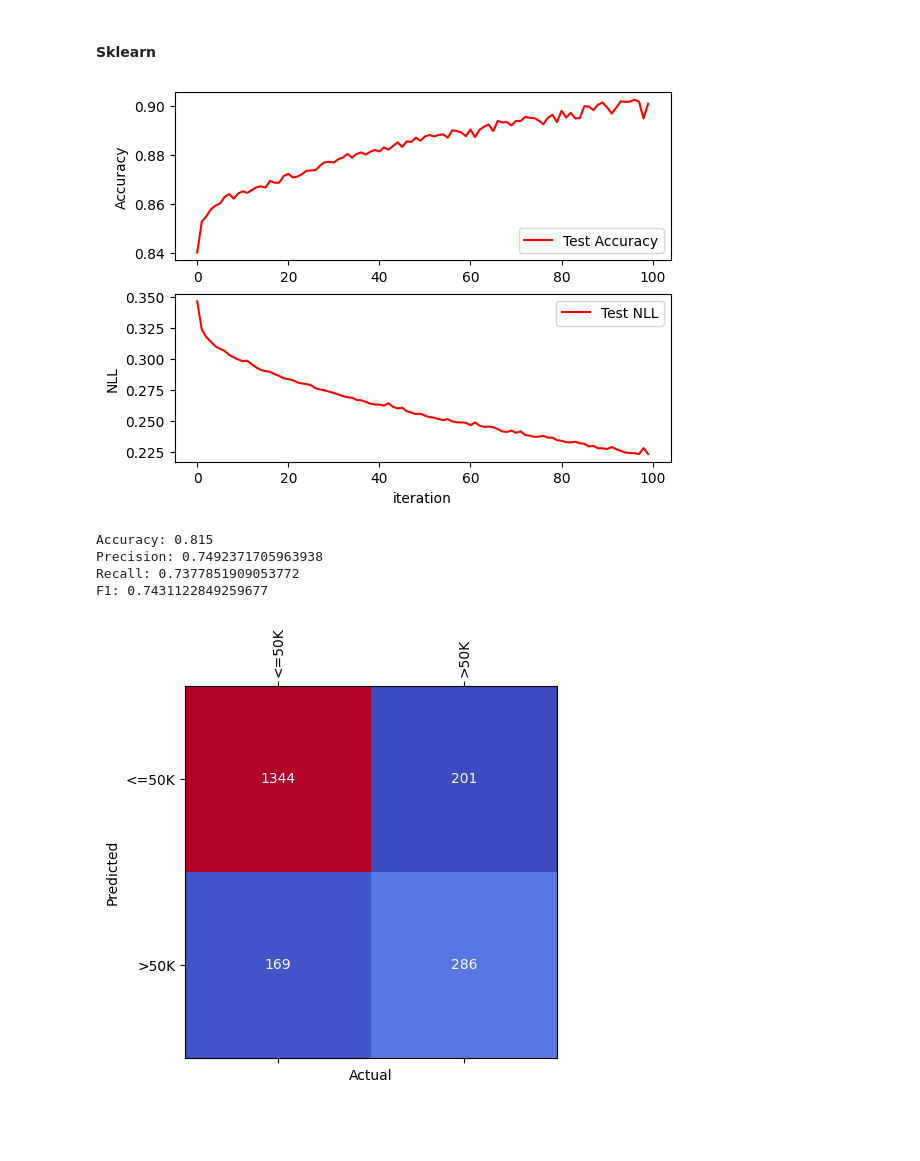
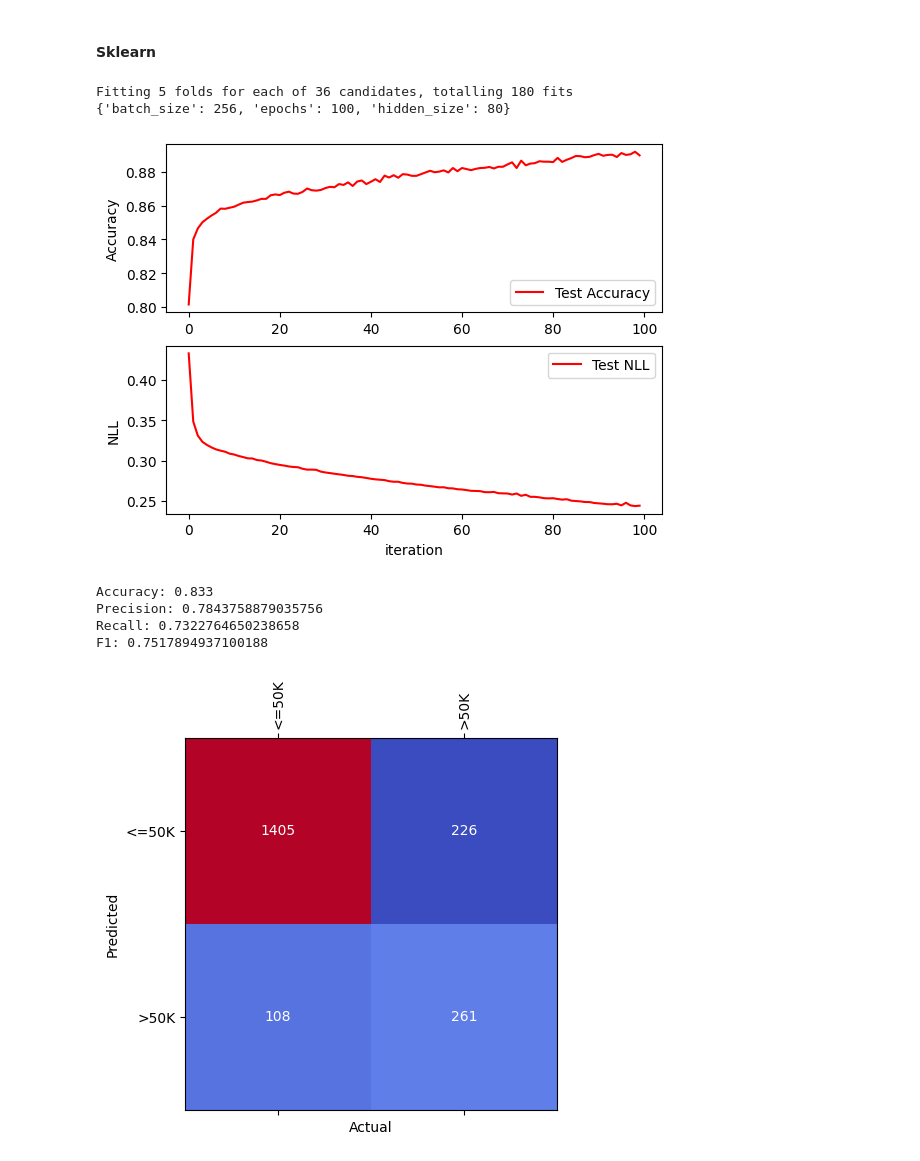
Before and after one commit to Earthbert/IA-project2, a Jupyter notebook: project.ipynb, the cells around one changed output. Cells and saved outputs as stored; diff of their text form; code cells hidden in the pictures; blank space fills up the shorter version.

```diff
--- a/project.ipynb
+++ b/project.ipynb
@@ -358,6 +359,6 @@ pre_sp_test_data = preprocess_data(sp_test_data, sp_continuous_features, sp_cate
 # %%
 
-class Model:
+class Model(base.BaseEstimator):
     def fit(self, X, y):
         raise NotImplementedError
 
@@ -841,18 +931,36 @@ F1: 0.7538095370912709
 # %% [markdown]
 #### Sklearn
+# %%
+if False:
+    param_grid = {
+        'hidden_size': [80, 100, 120],
+        'batch_size': [32, 64, 128, 256],
+        'epochs': [100, 200, 300]
+    }
+
+    best_params = find_best_hyperparameters(SklearnMLP(), pre_sp_train_data, pre_sp_test_data, sp_target_category, param_grid, balance=False)
+    print(best_params)
+'''
+{'batch_size': 256, 'epochs': 100, 'hidden_size': 80}
+'''
+# %% [output]
+Fitting 5 folds for each of 36 candidates, totalling 180 fits
+{'batch_size': 256, 'epochs': 100, 'hidden_size': 80}
 # %%
-model = SklearnMLP(epochs=100, hidden_size=69, batch_size=64)
+best_params = {'batch_size': 32, 'epochs': 100, 'hidden_size': 100, 'learning_rate': 0.01}
+
+model = SklearnMLP(**best_params)
 results = apply_model(pre_sp_train_data,
                       pre_sp_test_data,
                       sp_target_category,
                       model, balance = False)
 model.plot()
 compute_show_metrics(results)
 show_confusion_matrix(results, sp_target_category)
 # %% [output]
-[figure, old version]
+[figure, new version]
-Accuracy: 0.815
-Precision: 0.7492371705963938
-Recall: 0.7377851909053772
-F1: 0.7431122849259677
+Accuracy: 0.833
+Precision: 0.7843758879035756
+Recall: 0.7322764650238658
+F1: 0.7517894937100188
 [figure]
```
Also changed, not shown: parts of 14 cells of this notebook.
